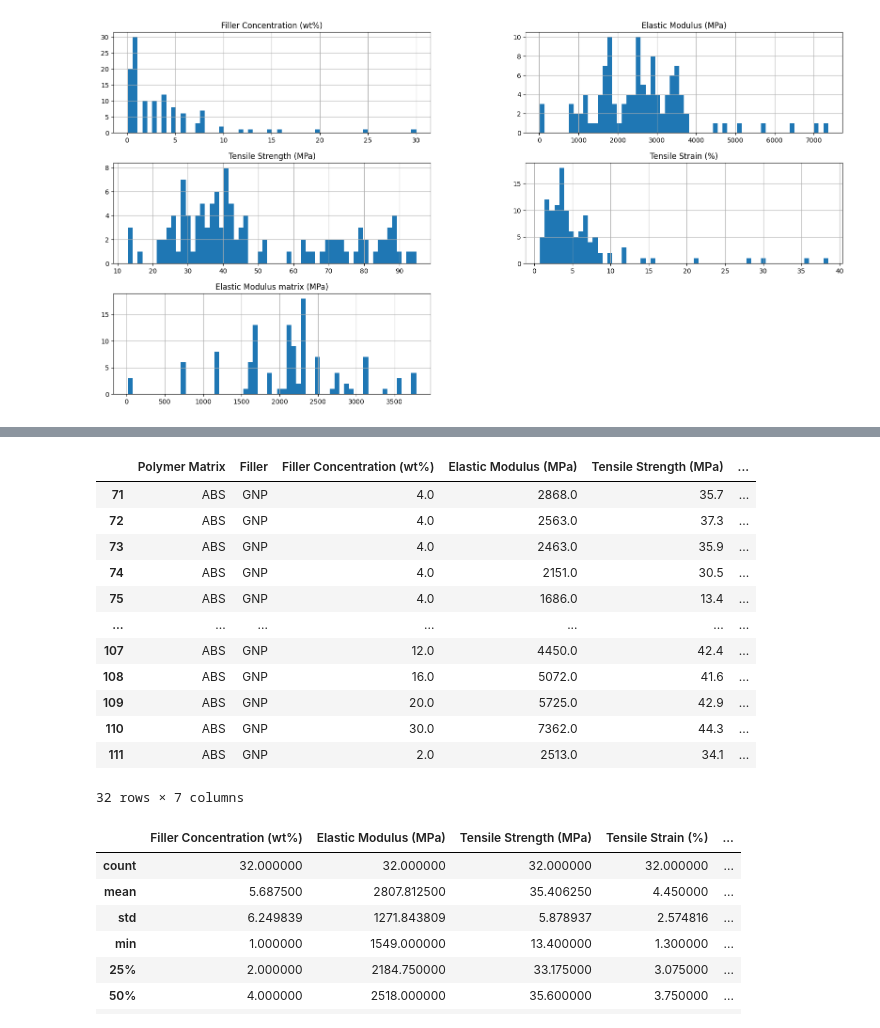
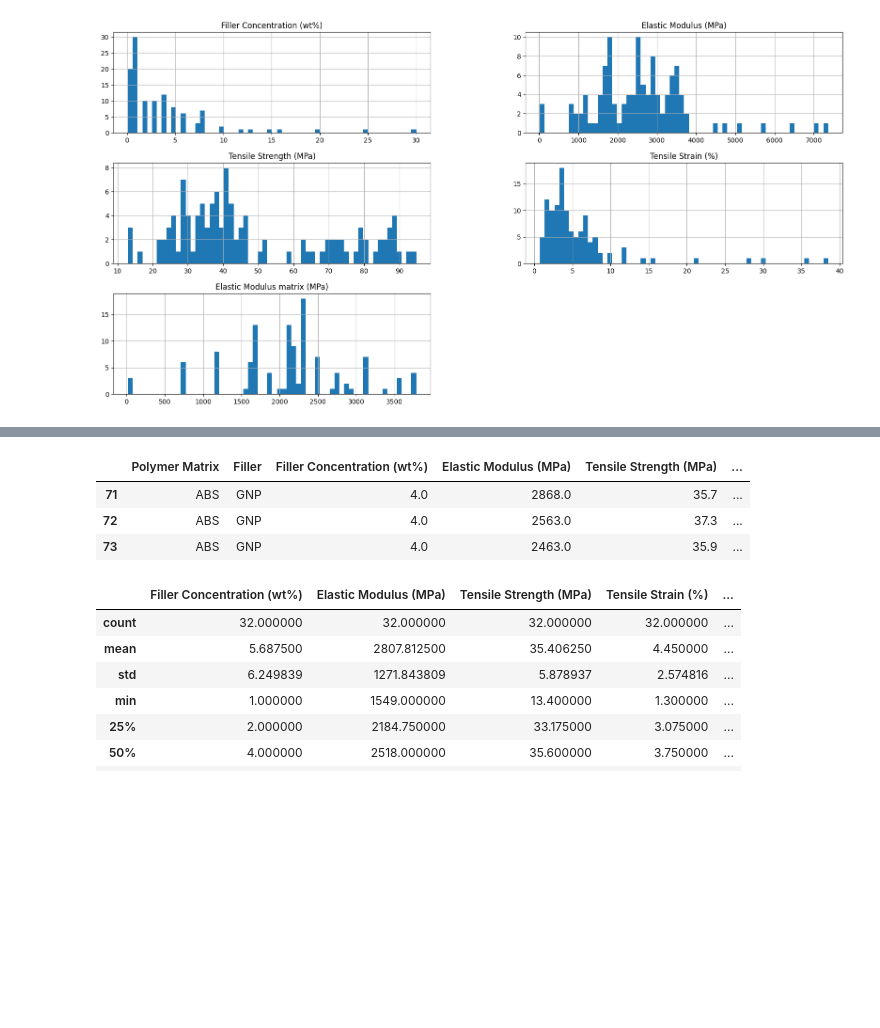
Before and after one commit to sabriades/Machine_Learning_Model, a Jupyter notebook: Data_exploration_nano.ipynb, the cells around one changed output, grey strips where cells are left out. Saved outputs shown, nothing was run; the diff lists cells and outputs as text; code cells hidden in the pictures; blank space fills up the shorter version.

```diff
--- a/Data_exploration_nano.ipynb
+++ b/Data_exploration_nano.ipynb
@@ -3,10 +5,4 @@
 # %%
-import pandas as pd #importo la libreria pandas
-pd.reset_option("all") #riporto pandas alle impostazioni di default
-
-from google.colab import files
-
-uploaded = files.upload()
-
-import matplotlib.pyplot as plt #riporto matlib alle impostazioni di default
-plt.rcdefaults()
+#pd.reset_option("all") #riporto pandas alle impostazioni di default
+#riporto matlib alle impostazioni di default
+#plt.rcdefaults()
@@ -16,7 +15,7 @@ Saving NANOCOMPOSITES_DATASET_here.csv to NANOCOMPOSITES_DATASET_here (5).csv
 # %%
-nanocomposites=pd.read_csv('NANOCOMPOSITES_DATASET_here.csv')
+nanocomposites=pd.read_csv('NANOCOMPOSITES_DATASET_HERE.csv')
 pd.set_option('display.max_rows',10) #vedo tutte le righe mettendo None (lo posso fare anche con le colonne, ma qui è inutile)
-nanocomposites
+nanocomposites.head(3)
 # %% [output]
 |  | Polymer Matrix | Filler | Filler Concentration (wt%) | Elastic Modulus (MPa) | Tensile Strength (MPa) | ... |
 | 0 | Epoxy | GNP | 0.2 | 3722.4 | 74.2 | ... |
@@ -131,20 +112,11 @@ nanocomposites_ABS
 # %%
 nanocomposites_ABS_GNP=nanocomposites_ABS[nanocomposites_ABS['Filler']=='GNP']
-nanocomposites_ABS_GNP
+nanocomposites_ABS_GNP.head(3)
 # %% [output]
 |  | Polymer Matrix | Filler | Filler Concentration (wt%) | Elastic Modulus (MPa) | Tensile Strength (MPa) | ... |
 | 71 | ABS | GNP | 4.0 | 2868.0 | 35.7 | ... |
 | 72 | ABS | GNP | 4.0 | 2563.0 | 37.3 | ... |
 | 73 | ABS | GNP | 4.0 | 2463.0 | 35.9 | ... |
-| 74 | ABS | GNP | 4.0 | 2151.0 | 30.5 | ... |
-| 75 | ABS | GNP | 4.0 | 1686.0 | 13.4 | ... |
-| ... | ... | ... | ... | ... | ... | ... |
-| 107 | ABS | GNP | 12.0 | 4450.0 | 42.4 | ... |
-| 108 | ABS | GNP | 16.0 | 5072.0 | 41.6 | ... |
-| 109 | ABS | GNP | 20.0 | 5725.0 | 42.9 | ... |
-| 110 | ABS | GNP | 30.0 | 7362.0 | 44.3 | ... |
-| 111 | ABS | GNP | 2.0 | 2513.0 | 34.1 | ... |
-32 rows × 7 columns
 # %%
 #analizzo in questo specifico subset, che è quello che ci interessa di più
 nanocomposites_ABS_GNP.describe()
```
Also changed, not shown: parts of 22 cells of this notebook.
